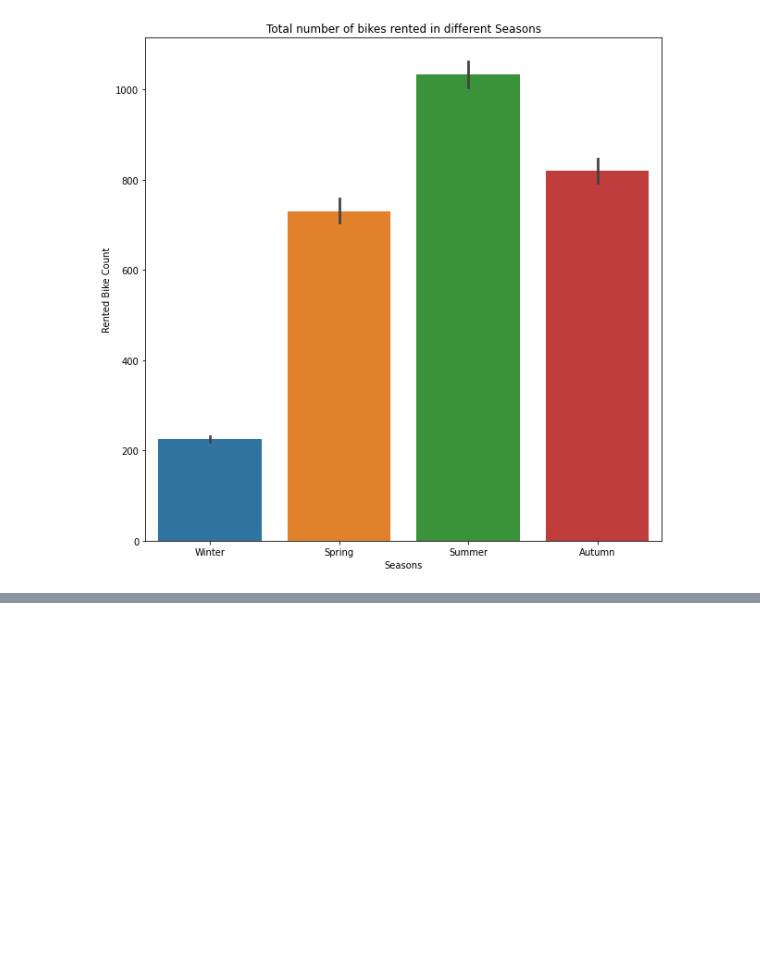
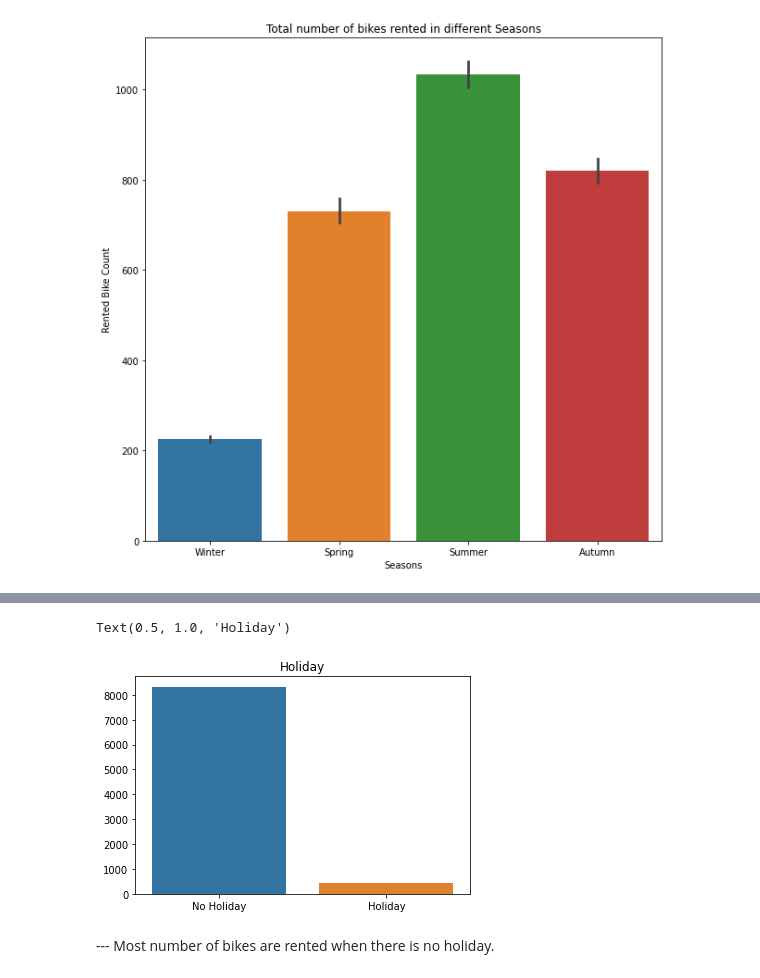
Before and after one commit to gyana-ranjan-dash/Seoul_Bike_Sharing_Demand_Prediction, a Jupyter notebook: Bike_Sharing_Demand_Prediction.ipynb, the cells around one changed output, grey strips where cells are left out. Drawn from its saved outputs; the diff is of its cells as text; code cells hidden in the pictures; blank space fills up the shorter version.

```diff
--- a/Bike_Sharing_Demand_Prediction.ipynb
+++ b/Bike_Sharing_Demand_Prediction.ipynb
@@ -234,0 +280,10 @@ sns.pairplot(data=bike_df)
+# %%
+sns.barplot(df['Holiday'].unique(),list(pd.DataFrame(bike_df['Holiday'].value_counts()).iloc[:,0]))
+plt.title('Holiday')
+# %% [output]
+Text(0.5, 1.0, 'Holiday')
+[figure, added]
+# %% [markdown]
+
+
+--- Most number of bikes are rented when there is no holiday.
```
Also changed, not shown: parts of 9 cells of this notebook.
